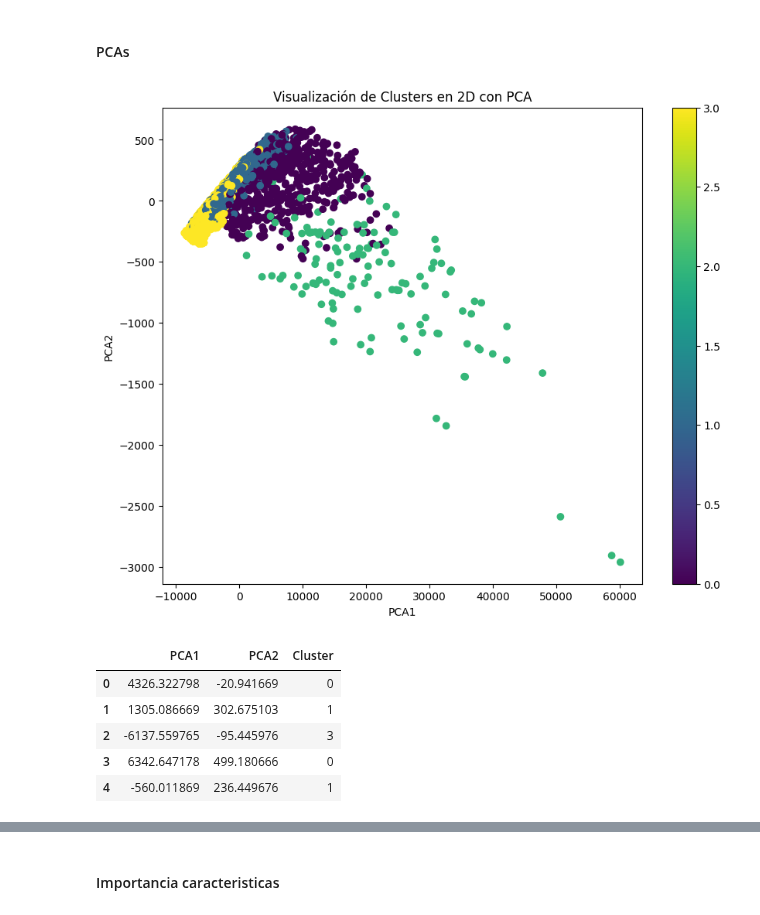
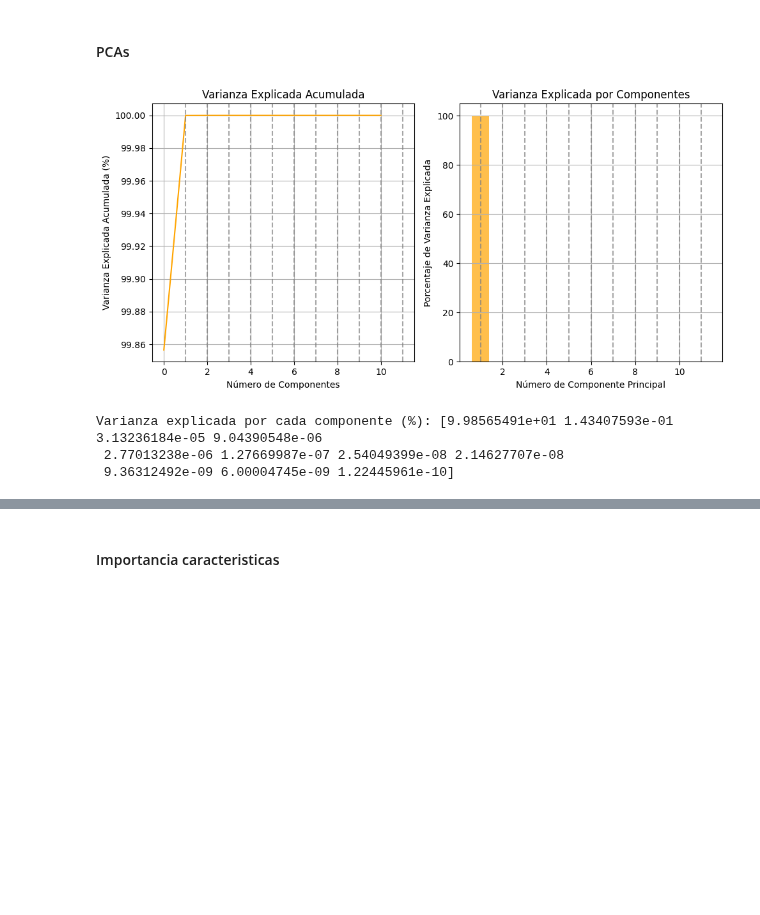
Before and after one commit to antonioMateos/grupo2retail_0424, a Jupyter notebook: 03_Clustering/03_Clustering_Productos_v2.ipynb, the cells around one changed output, grey strips where cells are left out. Saved outputs shown, nothing was run; the diff lists cells and outputs as text; code cells hidden in the pictures; blank space fills up the shorter version.

```diff
--- a/03_Clustering/03_Clustering_Productos_v2.ipynb
+++ b/03_Clustering/03_Clustering_Productos_v2.ipynb
@@ -493,16 +512,15 @@ feature_matrix_with_clusters.head(5)
 ### Analisis
 # %% [markdown]
 #### PCAs
+# %%
+km_m.view_pca_variance(feature_matrix_with_clusters)
+# %% [output]
+[figure, added]
+Varianza explicada por cada componente (%): [9.98565491e+01 1.43407593e-01 3.13236184e-05 9.04390548e-06
+ 2.77013238e-06 1.27669987e-07 2.54049399e-08 2.14627707e-08
+ 9.36312492e-09 6.00004745e-09 1.22445961e-10]
 # %%
-pca_df = km_m.pca_visualization_2d(feature_matrix_with_clusters)
+# pca_df = km_m.pca_visualization_2d(feature_matrix_with_clusters)
 
-display(pca_df.head())
+# display(pca_df.head())
-# %% [output]
-[figure, removed]
-|  | PCA1 | PCA2 | Cluster |
-| 0 | 4326.322798 | -20.941669 | 0 |
-| 1 | 1305.086669 | 302.675103 | 1 |
-| 2 | -6137.559765 | -95.445976 | 3 |
-| 3 | 6342.647178 | 499.180666 | 0 |
-| 4 | -560.011869 | 236.449676 | 1 |
 # %%
```
Also changed, not shown: parts of 17 cells of this notebook, 3 other files.
